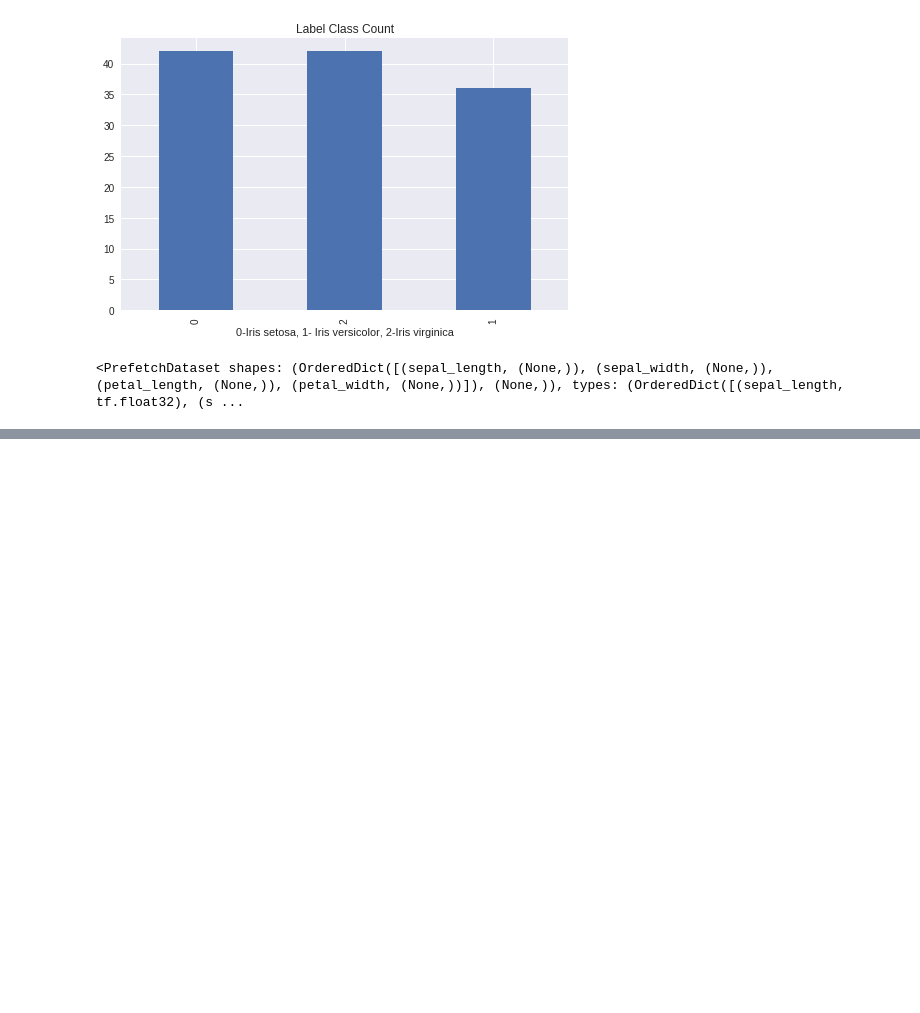
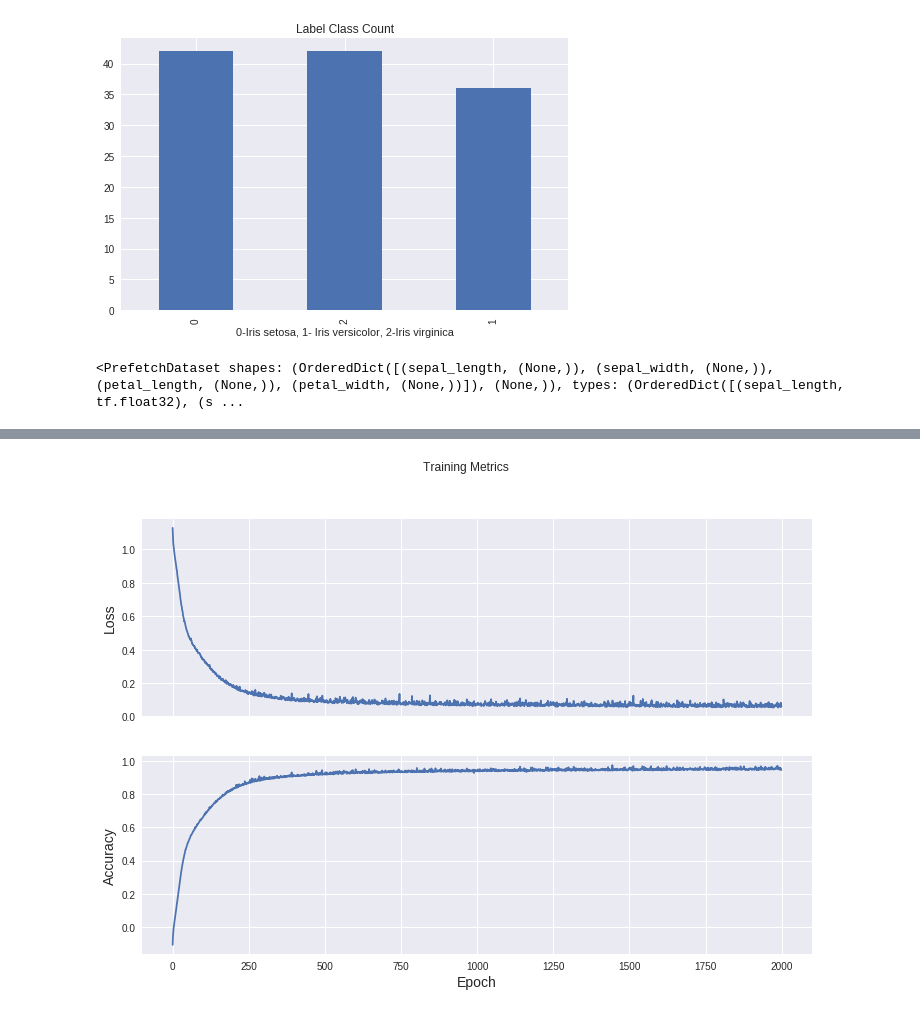
Before and after one commit to mlmaster1995/Tensorflow_2.0_Review, a Jupyter notebook: Tensorflow 2.0 Review.ipynb, the cells around one changed output, grey strips where cells are left out. Saved outputs shown, nothing was run; the diff lists cells and outputs as text; code cells hidden in the pictures; blank space fills up the shorter version.

```diff
--- a/Tensorflow 2.0 Review.ipynb
+++ b/Tensorflow 2.0 Review.ipynb
@@ -1575,10 +1572,13 @@ features:
 '''
 - build model with tf.kers API
 '''
-ipt = tf.keras.Input(shape=(4,))
-opt = tf.keras.layers.Dense(32, activation='relu')(ipt)
-opt = tf.keras.layers.Dense(16, activation='relu')(opt)
-opt = tf.keras.layers.Dense(3, activation='softmax')(opt)
-model = tf.keras.Model(ipt, opt)
+def get_model():
+    ipt = tf.keras.Input(shape=(4,))
+    opt = tf.keras.layers.Dense(32, activation='relu')(ipt)
+    opt = tf.keras.layers.Dense(16, activation='relu')(opt)
+    opt = tf.keras.layers.Dense(3, activation='softmax')(opt)
+    model = tf.keras.Model(ipt, opt)
+    return model
+model = get_model()
 model.summary()
 # %% [output]
@@ -1598,20 +1598,3 @@ Total params: 739
 Trainable params: 739
 Non-trainable params: 0
 _________________________________________________________________
-# %%
-'''
-- custom training process
-- loss -> categorical_cross_entroty
-- optimizer -> SGD
-'''
-loss_func = tf.keras.losses.categorical_crossentropy()
-def grad(target, model, data):
-    with tf.GradientTape() as tape:
-        loss = loss_func(target, model(data))
-    return loss, tape.gradient(loss, model.trainable_variables)
-
-def train_model(epochs):
-    history_acc = []
-    history_loss = []
-    for _ in range(epochs):
-        pass
@@ -1617,0 +1646,4 @@ def train_model(epochs):
+# %%
+model = get_model()
+epochs = 2000
+history_acc, history_loss = train_model(epochs, model, packed_dataset)
@@ -1617,0 +1668,13 @@ def train_model(epochs):
+# %%
+fig, axes = plt.subplots(2, sharex=True, figsize=(12, 8))
+fig.suptitle('Training Metrics')
+
+axes[0].set_ylabel("Loss", fontsize=14)
+axes[0].plot(history_loss)
+
+axes[1].set_ylabel("Accuracy", fontsize=14)
+axes[1].set_xlabel("Epoch", fontsize=14)
+axes[1].plot(history_acc)
+plt.show()
+# %% [output]
+[figure, added]
```
Also changed, not shown: parts of 8 cells of this notebook.
